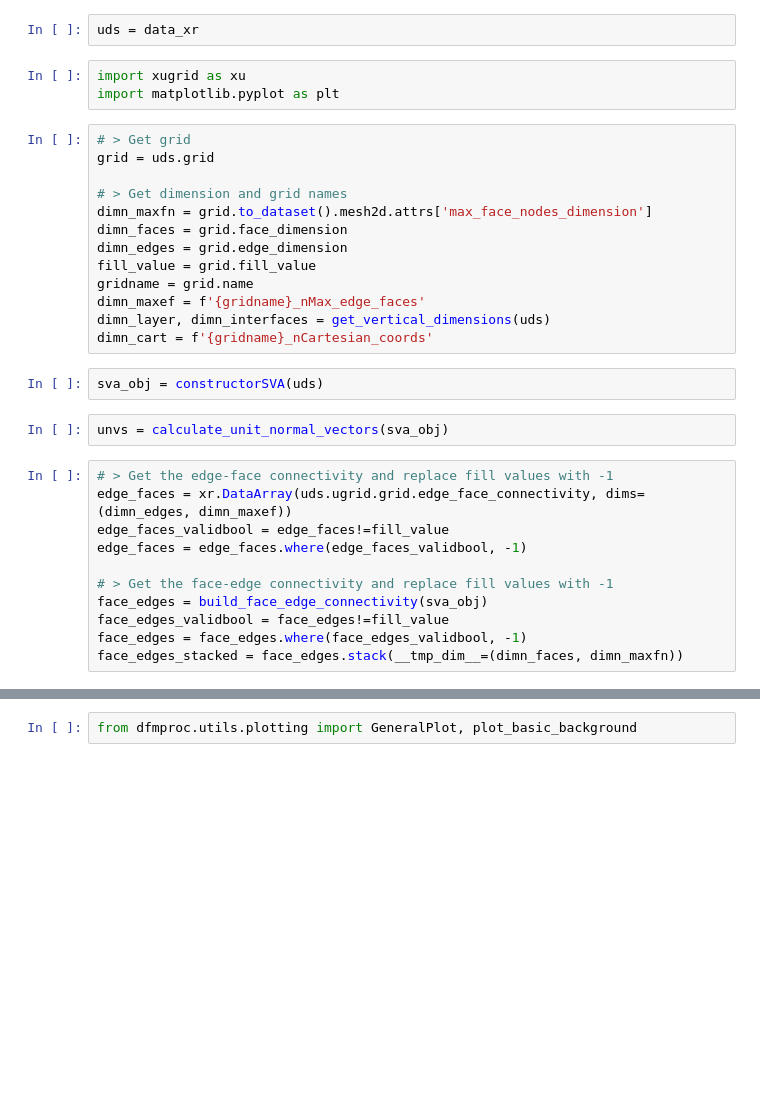
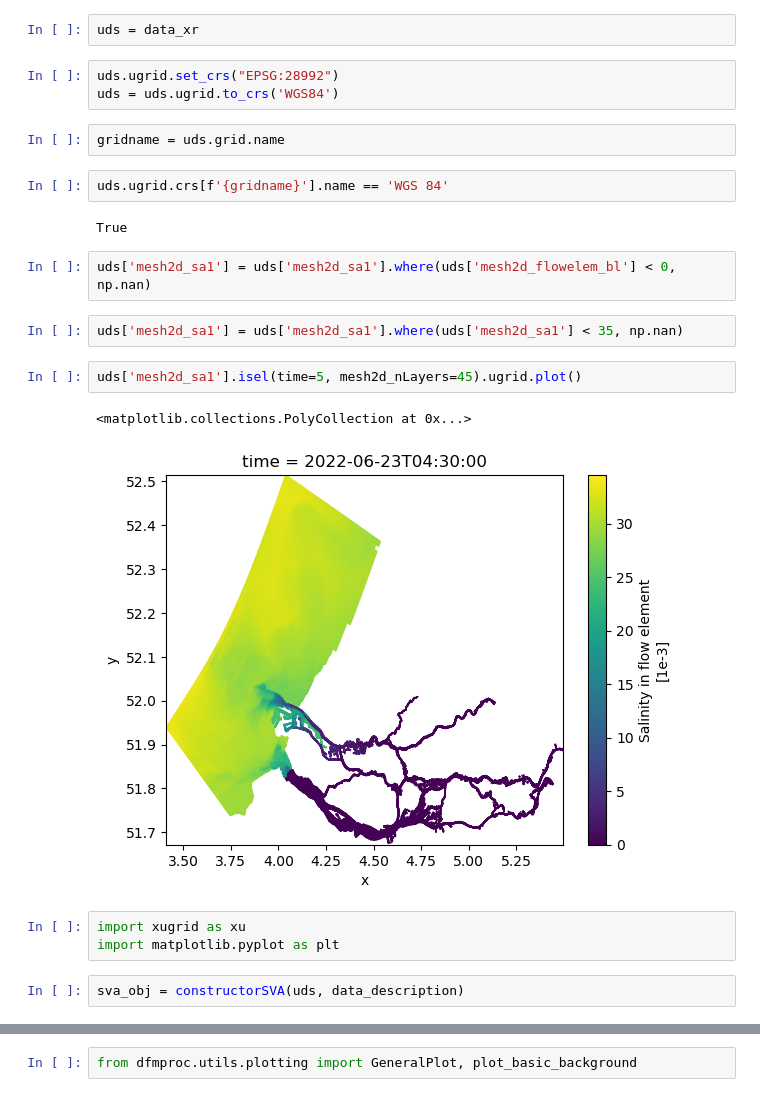
Before and after one commit to mgeraeds/pysva, a Jupyter notebook: notebooks/01_testing.ipynb, the cells around one changed output, grey strips where cells are left out. Cells and saved outputs as stored; diff of their text form; blank space fills up the shorter version.

```diff
--- a/notebooks/01_testing.ipynb
+++ b/notebooks/01_testing.ipynb
@@ -115,33 +124,25 @@ data_xr = dfmt.open_partitioned_dataset(file_nc.replace('_0000_',"_*_"), chunks=
 # %%
 uds = data_xr
+# %%
+uds.ugrid.set_crs("EPSG:28992")
+uds = uds.ugrid.to_crs('WGS84')
+# %%
+gridname = uds.grid.name
+# %%
+uds.ugrid.crs[f'{gridname}'].name == 'WGS 84'
+# %% [output]
+True
+# %%
+uds['mesh2d_sa1'] = uds['mesh2d_sa1'].where(uds['mesh2d_flowelem_bl'] < 0, np.nan)
+# %%
+uds['mesh2d_sa1'] = uds['mesh2d_sa1'].where(uds['mesh2d_sa1'] < 35, np.nan)
+# %%
+uds['mesh2d_sa1'].isel(time=5, mesh2d_nLayers=45).ugrid.plot()
+# %% [output]
+<matplotlib.collections.PolyCollection at 0x...>
+[figure, added]
 # %%
 import xugrid as xu
 import matplotlib.pyplot as plt
-# %%
-# > Get grid
-grid = uds.grid
-
-# > Get dimension and grid names
-dimn_maxfn = grid.to_dataset().mesh2d.attrs['max_face_nodes_dimension']
-dimn_faces = grid.face_dimension
-dimn_edges = grid.edge_dimension
-fill_value = grid.fill_value
-gridname = grid.name
-dimn_maxef = f'{gridname}_nMax_edge_faces'
-dimn_layer, dimn_interfaces = get_vertical_dimensions(uds)
-dimn_cart = f'{gridname}_nCartesian_coords'
 # %%
-sva_obj = constructorSVA(uds)
+sva_obj = constructorSVA(uds, data_description)
-# %%
-unvs = calculate_unit_normal_vectors(sva_obj)
-# %%
-# > Get the edge-face connectivity and replace fill values with -1
-edge_faces = xr.DataArray(uds.ugrid.grid.edge_face_connectivity, dims=(dimn_edges, dimn_maxef))
-edge_faces_validbool = edge_faces!=fill_value
-edge_faces = edge_faces.where(edge_faces_validbool, -1)
-
-# > Get the face-edge connectivity and replace fill values with -1
-face_edges = build_face_edge_connectivity(sva_obj)
-face_edges_validbool = face_edges!=fill_value
-face_edges = face_edges.where(face_edges_validbool, -1)
-face_edges_stacked = face_edges.stack(__tmp_dim__=(dimn_faces, dimn_maxfn))
```
Also changed, not shown: parts of 41 cells of this notebook.
